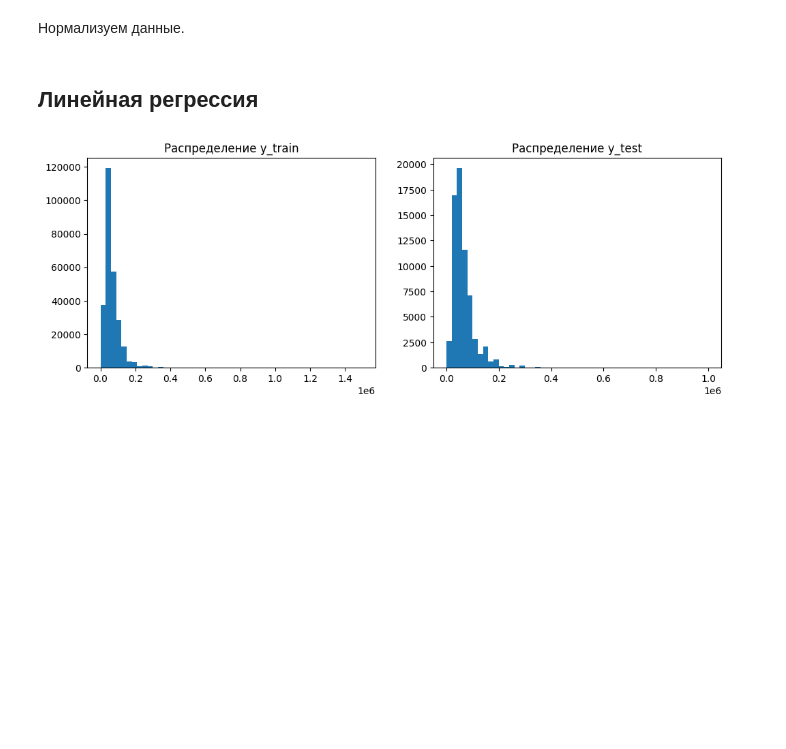
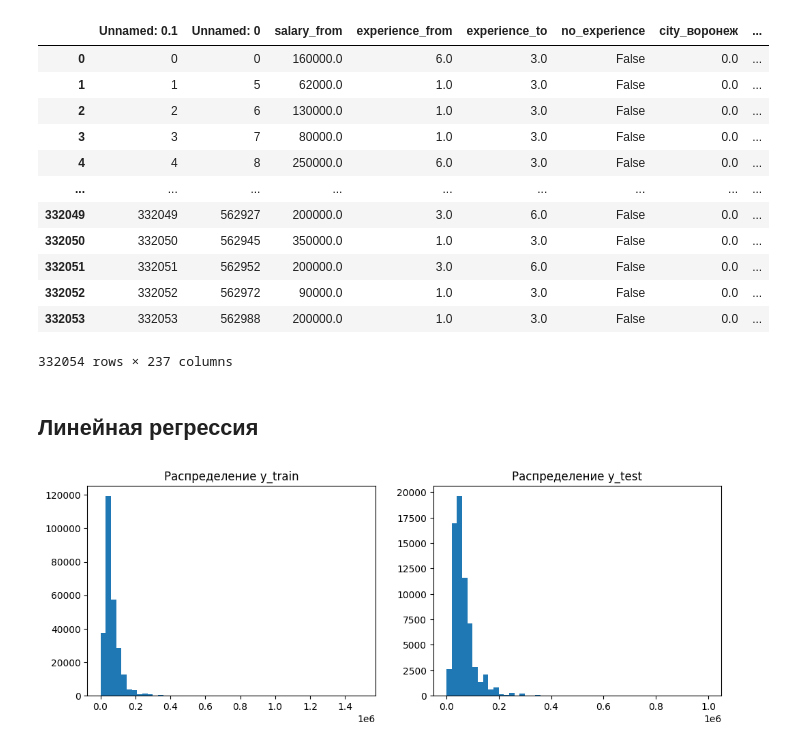
Before and after one commit to natalielo009/DS17_diploma_hh, a Jupyter notebook: DS17_diploma_simple_models.ipynb, the cells around one changed output. Drawn from its saved outputs; the diff is of its cells as text; code cells hidden in the pictures; blank space fills up the shorter version.

```diff
--- a/DS17_diploma_simple_models.ipynb
+++ b/DS17_diploma_simple_models.ipynb
@@ -68,9 +62,23 @@ def fill_with_mode_simple(df, column_name):
 # %%
 #data_clean_filled.to_csv('data_clean_one_hot_encoddecd_filled.csv')
-# %% [markdown]
-Нормализуем данные.
 # %%
 data_clean_filled = pd.read_csv('/Users/natalialogvinova/Desktop/DS diploma/data_clean_one_hot_encoddecd_filled.csv', sep = ',')
+# %%
+data_clean_filled
+# %% [output]
+|  | Unnamed: 0.1 | Unnamed: 0 | salary_from | experience_from | experience_to | no_experience | city_воронеж | ... |
+| 0 | 0 | 0 | 160000.0 | 6.0 | 3.0 | False | 0.0 | ... |
+| 1 | 1 | 5 | 62000.0 | 1.0 | 3.0 | False | 0.0 | ... |
+| 2 | 2 | 6 | 130000.0 | 1.0 | 3.0 | False | 0.0 | ... |
+| 3 | 3 | 7 | 80000.0 | 1.0 | 3.0 | False | 0.0 | ... |
+| 4 | 4 | 8 | 250000.0 | 6.0 | 3.0 | False | 0.0 | ... |
+| ... | ... | ... | ... | ... | ... | ... | ... | ... |
+| 332049 | 332049 | 562927 | 200000.0 | 3.0 | 6.0 | False | 0.0 | ... |
+| 332050 | 332050 | 562945 | 350000.0 | 1.0 | 3.0 | False | 0.0 | ... |
+| 332051 | 332051 | 562952 | 200000.0 | 3.0 | 6.0 | False | 0.0 | ... |
+| 332052 | 332052 | 562972 | 90000.0 | 1.0 | 3.0 | False | 0.0 | ... |
+| 332053 | 332053 | 562988 | 200000.0 | 1.0 | 3.0 | False | 0.0 | ... |
+332054 rows × 237 columns
 # %% [markdown]
 ## Линейная регрессия
 # %%
```
Also changed, not shown: parts of 27 cells of this notebook.
